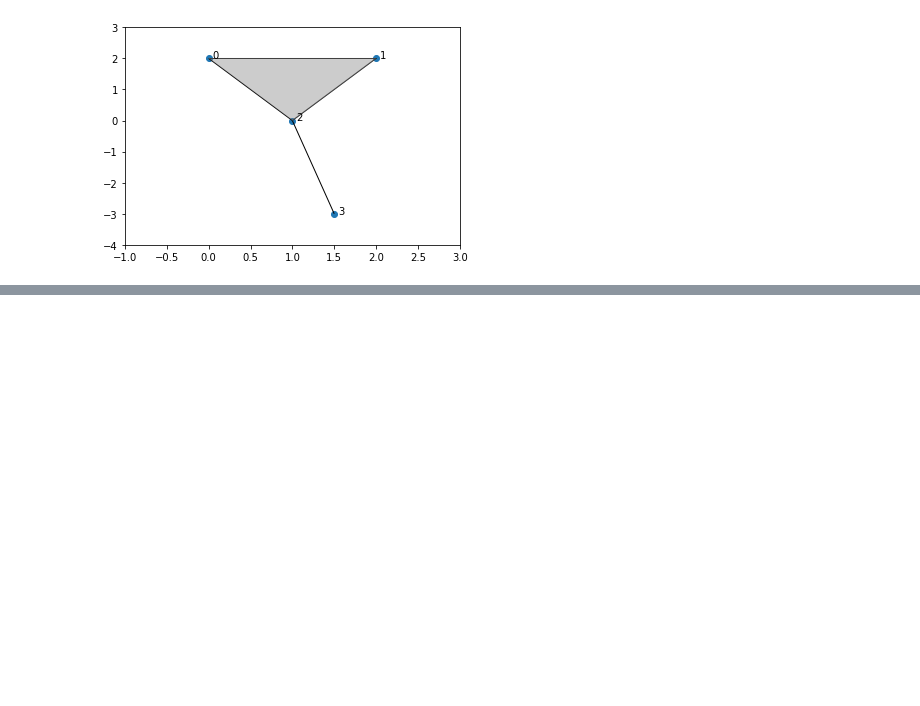
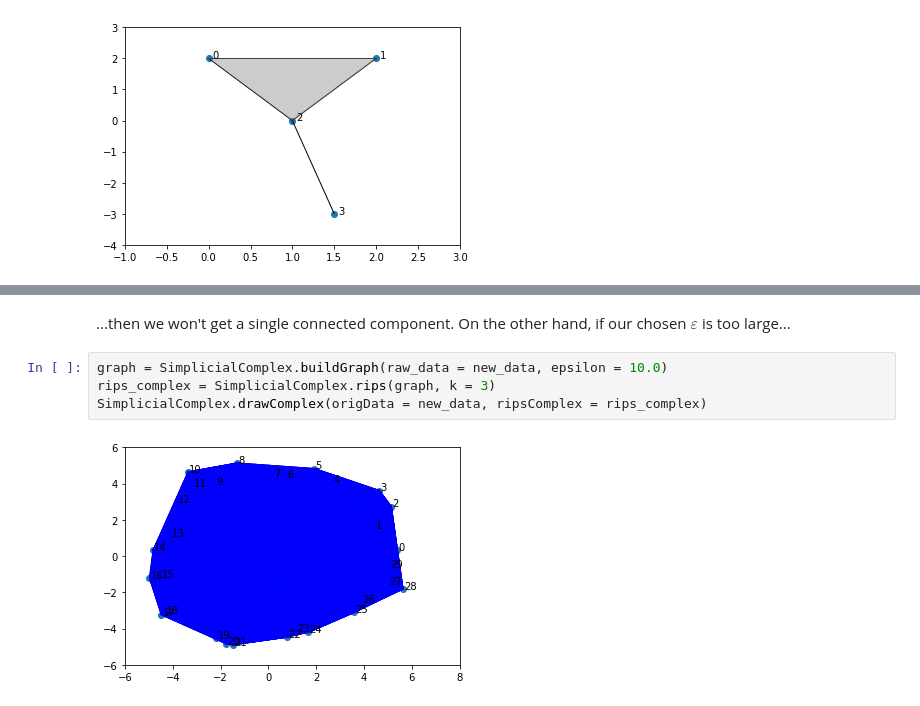
Before and after one commit to pommevilla/tda.tutorial, a Jupyter notebook: TDA Tutorial.ipynb, the cells around one changed output, grey strips where cells are left out. Saved outputs shown, nothing was run; the diff lists cells and outputs as text; blank space fills up the shorter version.

```diff
--- a/TDA Tutorial.ipynb
+++ b/TDA Tutorial.ipynb
@@ -169,0 +192,8 @@ plt.show()
+# %% [markdown]
+...then we won't get a single connected component.  On the other hand, if our chosen $\varepsilon$ is too large...
+# %%
+graph = SimplicialComplex.buildGraph(raw_data = new_data, epsilon = 10.0)
+rips_complex = SimplicialComplex.rips(graph, k = 3)
+SimplicialComplex.drawComplex(origData = new_data, ripsComplex = rips_complex)
+# %% [output]
+[figure, added]
```
Also changed, not shown: parts of 12 cells of this notebook.
